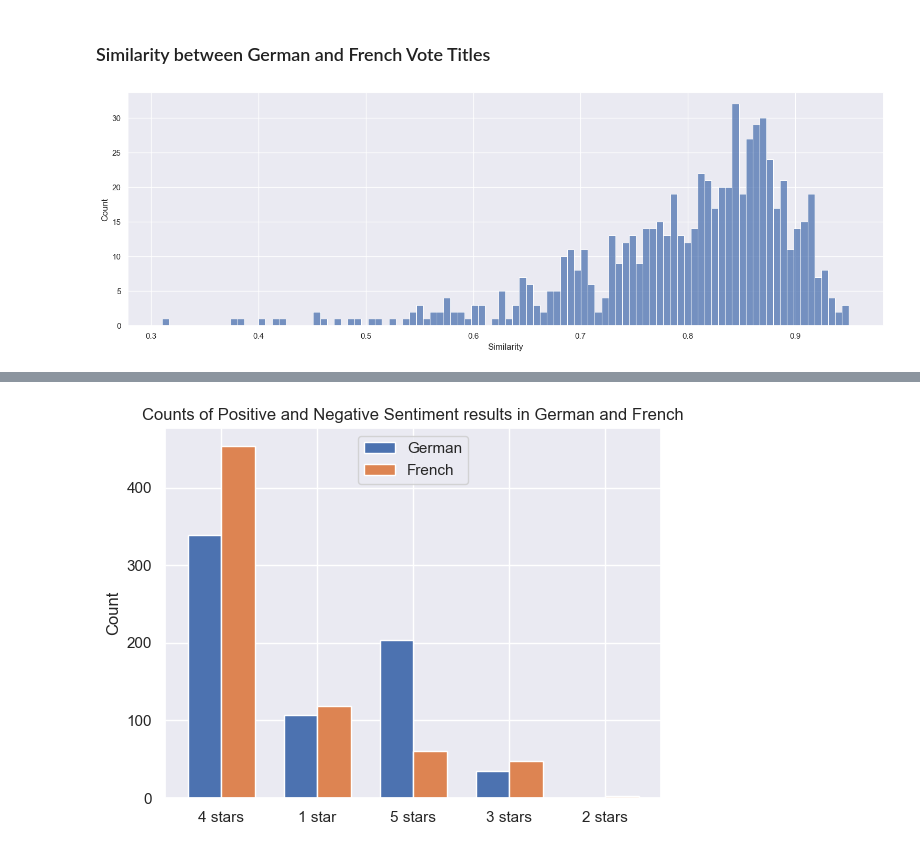
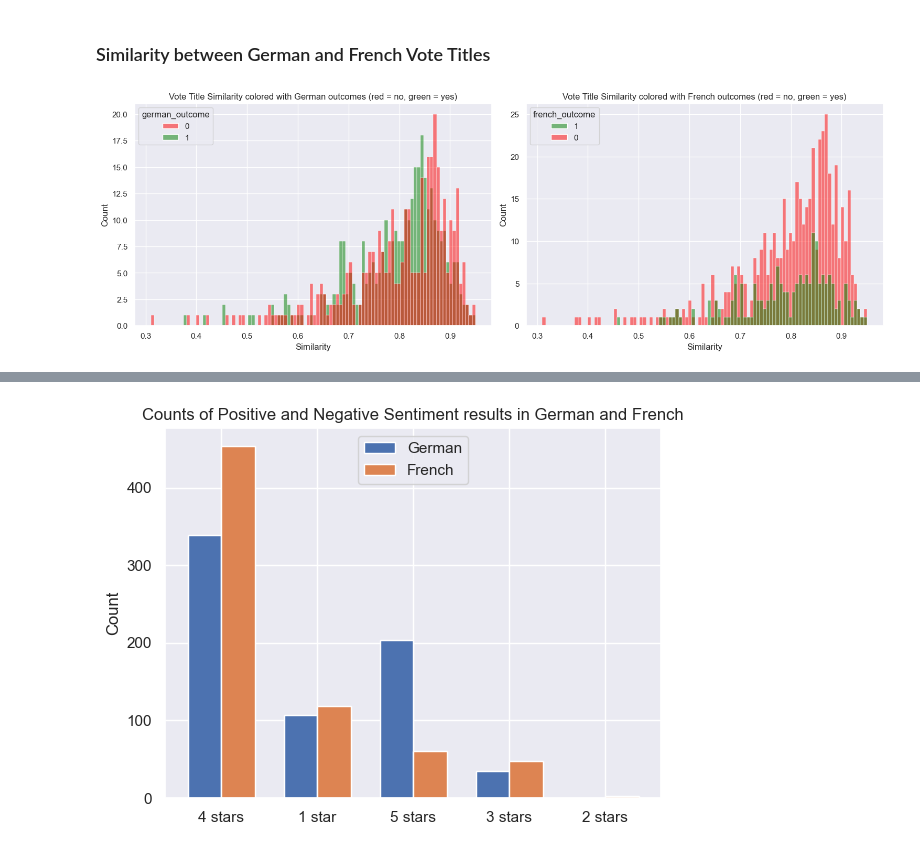
Before and after one commit to emilfunke/SwissVotingAnalysis, a Jupyter notebook: replication.ipynb, the cells around one changed output, grey strips where cells are left out. Saved outputs shown, nothing was run; the diff lists cells and outputs as text; code cells hidden in the pictures.

```diff
--- a/replication.ipynb
+++ b/replication.ipynb
@@ -153,11 +158,14 @@ def get_title_similarity(row):
 # %%
 text_data['title_similarity'] = text_data.progress_apply(get_title_similarity, axis=1)
 # %%
-fig, axs = plt.subplots(nrows=1,ncols=1, layout='constrained',figsize=(15,5))
-sns.histplot(data=text_data, x='title_similarity', bins=100, ax=axs)
-axs.set_label('Vote Title Similarity')
-axs.set_xlabel('Similarity')
-axs.set_ylabel('Count')
+fig, axs = plt.subplots(nrows=1,ncols=2, layout='constrained',figsize=(15,5))
+sns.histplot(data=text_data, x='title_similarity', bins=100, ax=axs[0], hue='german_outcome', palette=['red', 'green'])
+axs[0].set_title('Vote Title Similarity colored with German outcomes (red = no, green = yes)')
+axs[0].set_xlabel('Similarity')
+axs[0].set_ylabel('Count')
+sns.histplot(data=text_data, x='title_similarity', bins=100, ax=axs[1], hue='french_outcome', palette=['green', 'red'], hue_order=[1, 0])
+axs[1].set_title('Vote Title Similarity colored with French outcomes (red = no, green = yes)')
+axs[1].set_xlabel('Similarity')
 plt.savefig('./figures/title_similarity.pdf', format='pdf', bbox_inches='tight')
 # %% [output]
-[figure, old version]
+[figure, new version]
```
Also changed, not shown: parts of 17 cells of this notebook, 7 other files.
